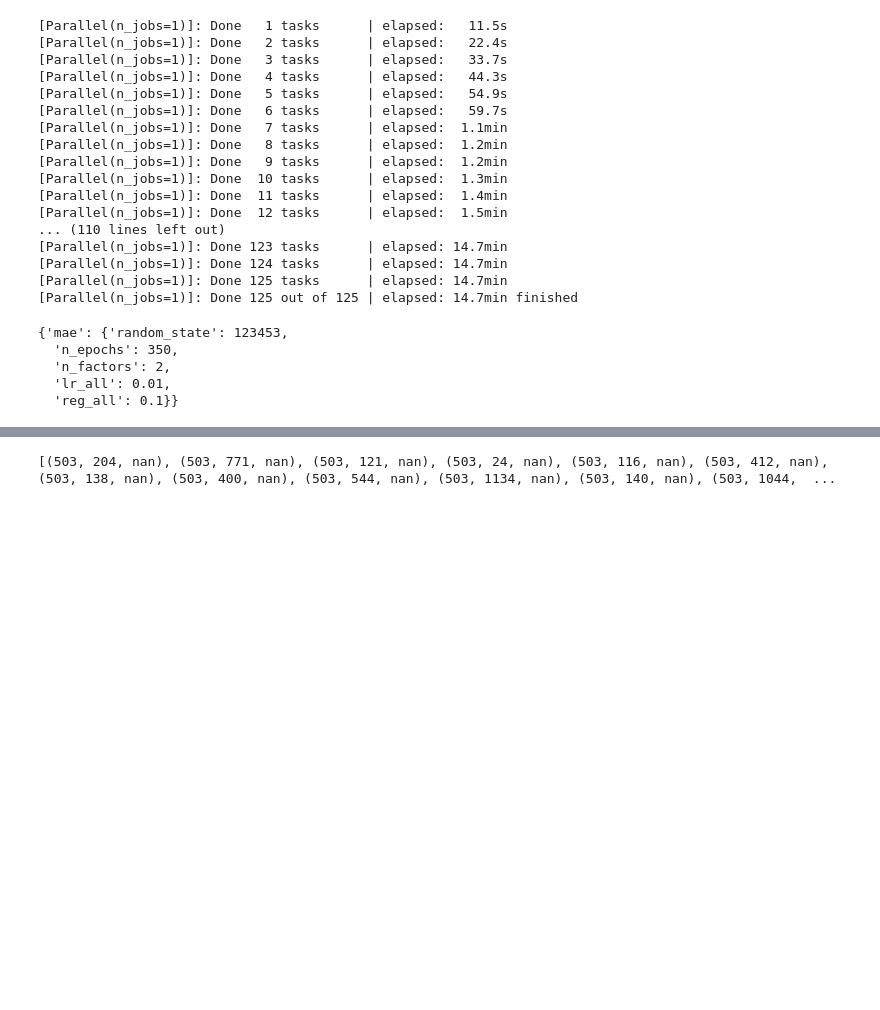
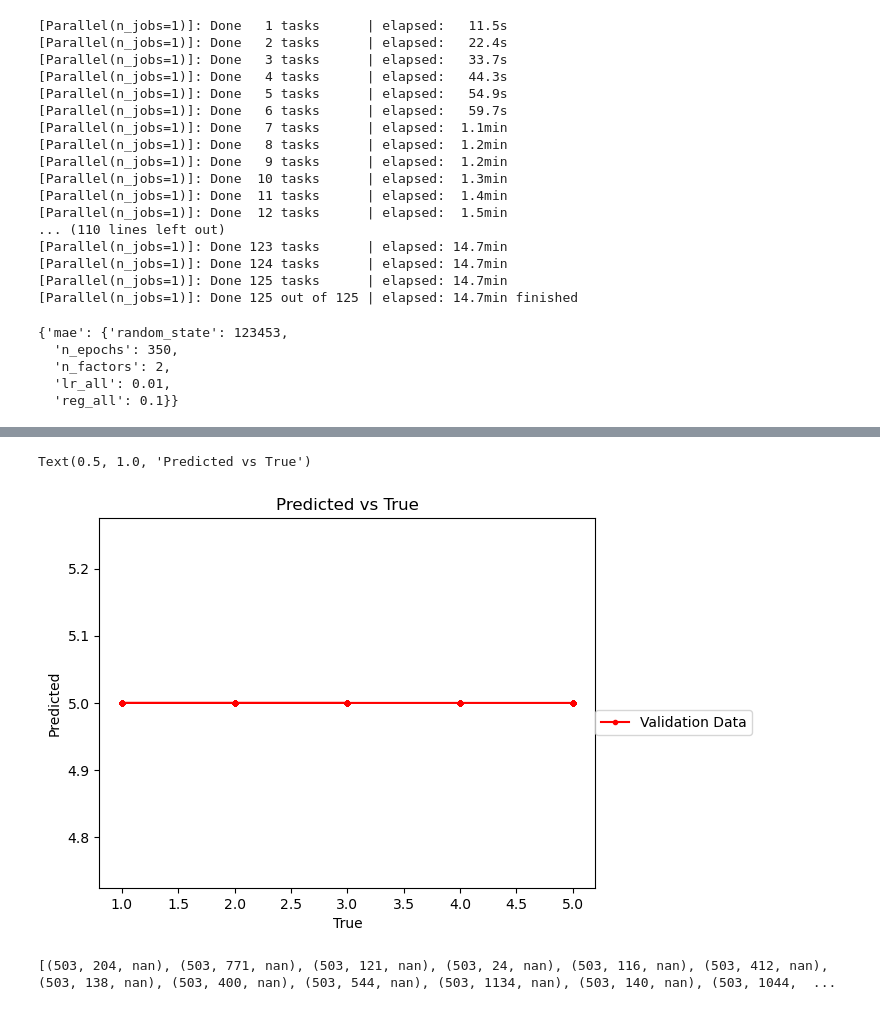
Before and after one commit to davidshapiro13/ML-ProjectB-November2025, a Jupyter notebook: part2 jupiter.ipynb, the cells around one changed output, grey strips where cells are left out. Cells and saved outputs as stored; diff of their text form; code cells hidden in the pictures; blank space fills up the shorter version.

```diff
--- a/part2 jupiter.ipynb
+++ b/part2 jupiter.ipynb
@@ -108,3 +202,12 @@ Text(0.5, 1.0, 'MAE across K Values')
+# %%
+plt.plot(true_val, pred_val, '.-', color='red', label='Validation Data')
+plt.ylabel("Predicted")
+plt.legend(bbox_to_anchor=(1.33, 0.5))
+plt.xlabel("True")
+plt.title("Predicted vs True")
+# %% [output]
+Text(0.5, 1.0, 'Predicted vs True')
+[figure, added]
 # %%
 df_test = pd.read_csv(DATA_PATH + 'ratings_masked_leaderboard_set.csv')
 test_set = Dataset.load_from_df(df_test, reader=reader)
```
Also changed, not shown: parts of 12 cells of this notebook, 13 other files.
